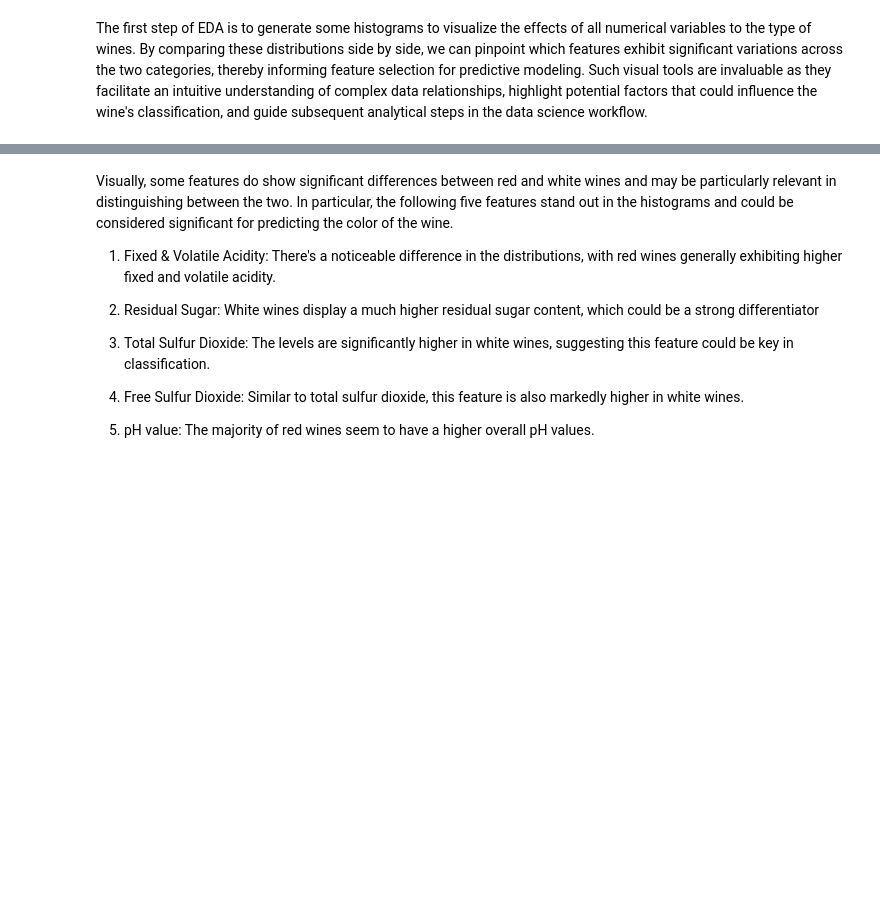
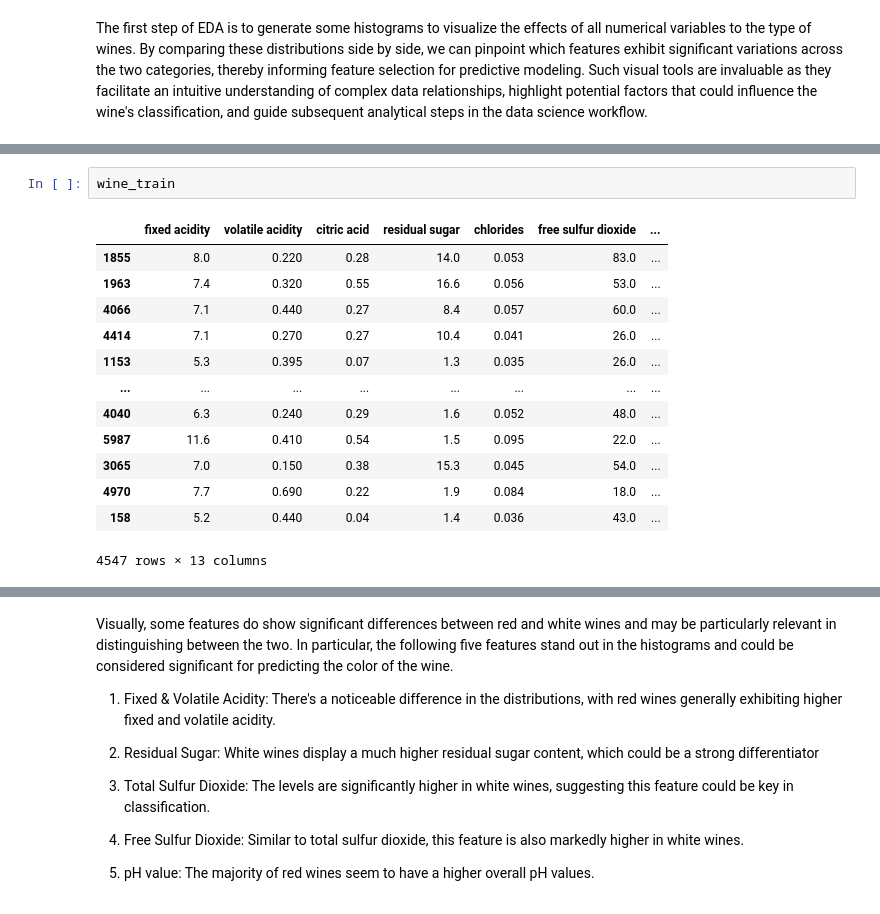
Before and after one commit to UBC-MDS/2023-DSCI522-Group22, a Jupyter notebook: notebooks/wine_color_classification_report.ipynb, the cells around one changed output, grey strips where cells are left out. Drawn from its saved outputs; the diff is of its cells as text; blank space fills up the shorter version.

```diff
--- a/notebooks/wine_color_classification_report.ipynb
+++ b/notebooks/wine_color_classification_report.ipynb
@@ -211,0 +191,16 @@ distribution_detail
+# %%
+wine_train
+# %% [output]
+|  | fixed acidity | volatile acidity | citric acid | residual sugar | chlorides | free sulfur dioxide | ... |
+| 1855 | 8.0 | 0.220 | 0.28 | 14.0 | 0.053 | 83.0 | ... |
+| 1963 | 7.4 | 0.320 | 0.55 | 16.6 | 0.056 | 53.0 | ... |
+| 4066 | 7.1 | 0.440 | 0.27 | 8.4 | 0.057 | 60.0 | ... |
+| 4414 | 7.1 | 0.270 | 0.27 | 10.4 | 0.041 | 26.0 | ... |
+| 1153 | 5.3 | 0.395 | 0.07 | 1.3 | 0.035 | 26.0 | ... |
+| ... | ... | ... | ... | ... | ... | ... | ... |
+| 4040 | 6.3 | 0.240 | 0.29 | 1.6 | 0.052 | 48.0 | ... |
+| 5987 | 11.6 | 0.410 | 0.54 | 1.5 | 0.095 | 22.0 | ... |
+| 3065 | 7.0 | 0.150 | 0.38 | 15.3 | 0.045 | 54.0 | ... |
+| 4970 | 7.7 | 0.690 | 0.22 | 1.9 | 0.084 | 18.0 | ... |
+| 158 | 5.2 | 0.440 | 0.04 | 1.4 | 0.036 | 43.0 | ... |
+4547 rows × 13 columns
```
Also changed, not shown: parts of 16 cells of this notebook.
